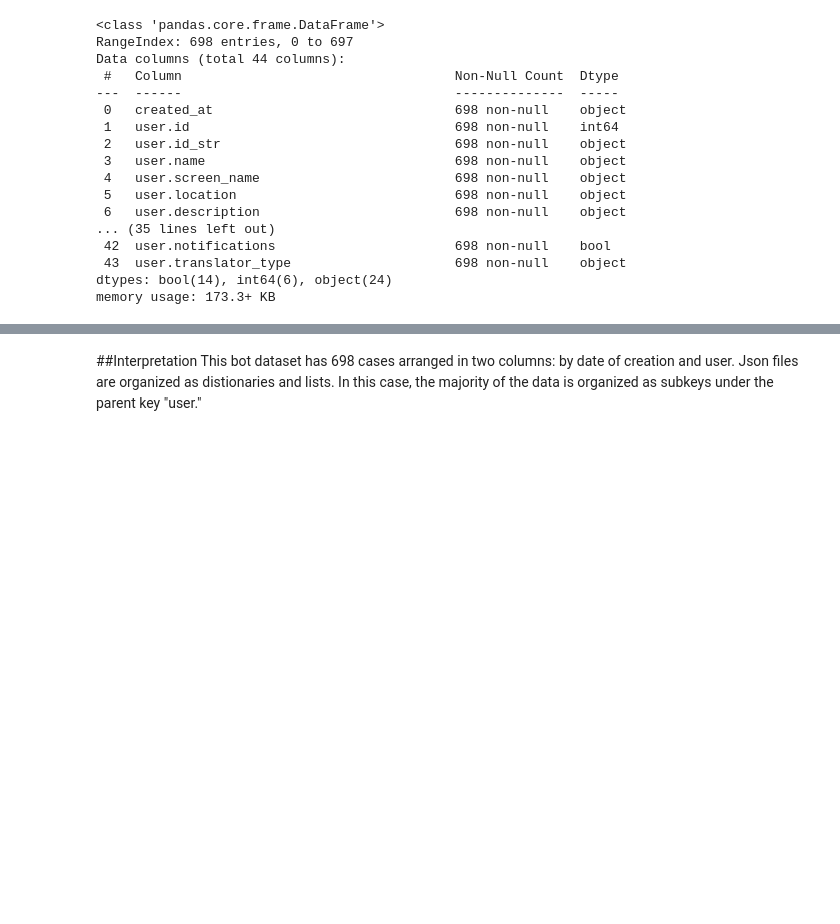
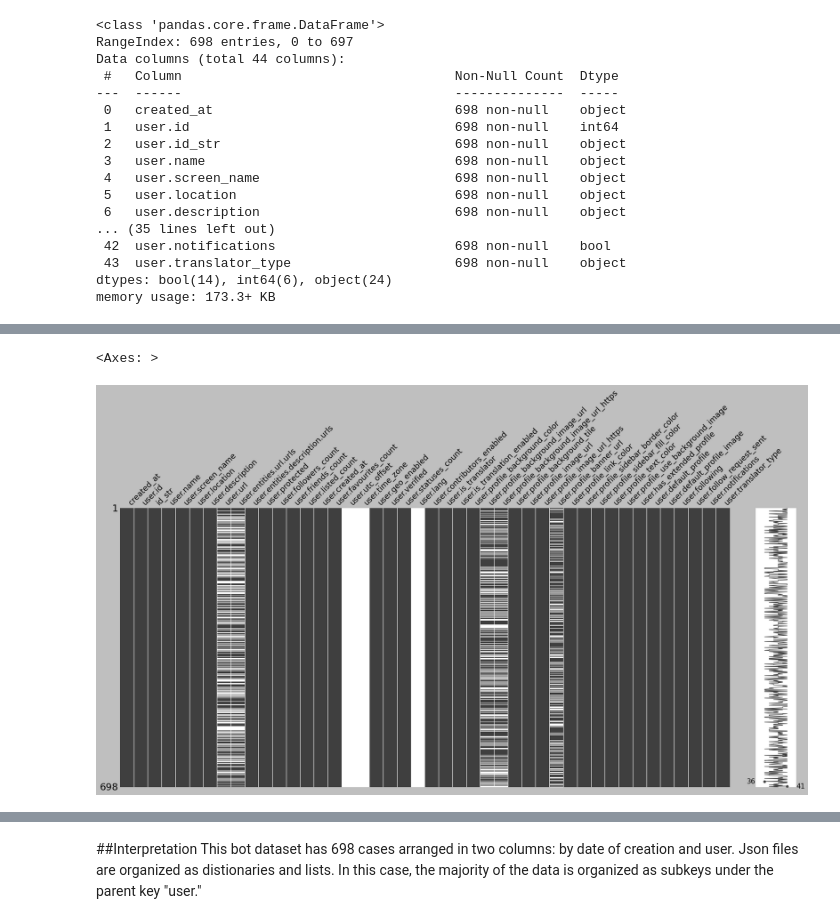
Before and after one commit to carlavilla/DataManagement, a Jupyter notebook: CV_DMPS0.ipynb, the cells around one changed output, grey strips where cells are left out. Drawn from its saved outputs; the diff is of its cells as text; code cells hidden in the pictures; blank space fills up the shorter version.

```diff
--- a/CV_DMPS0.ipynb
+++ b/CV_DMPS0.ipynb
@@ -119,0 +102,3 @@ memory usage: 173.3+ KB
+# %%
+bots_raw = pd.read_json('botwiki-2019_tweets.json')
+bots_raw.head(5)
@@ -186 +189,6 @@ memory usage: 173.3+ KB
+# %%
+msno.matrix(bots)
+# %% [output]
+<Axes: >
+[figure, added]
 # %%
```
Also changed, not shown: parts of 15 cells of this notebook.
